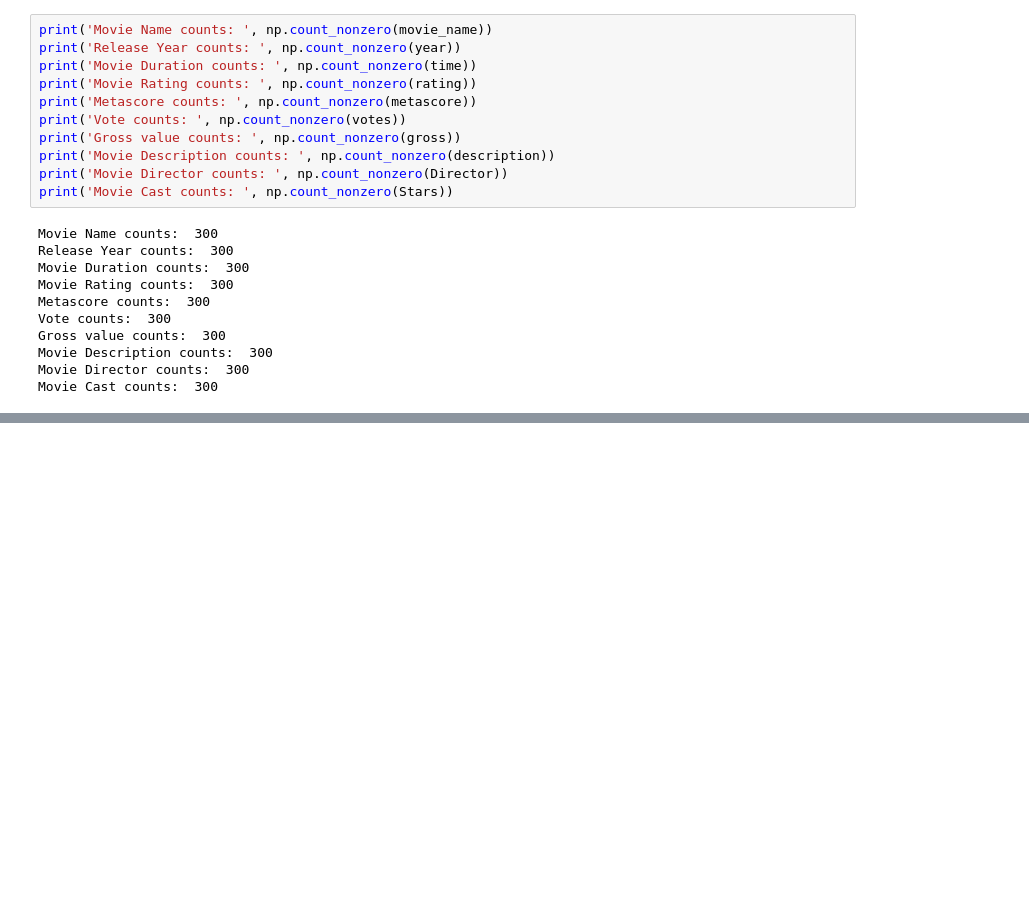
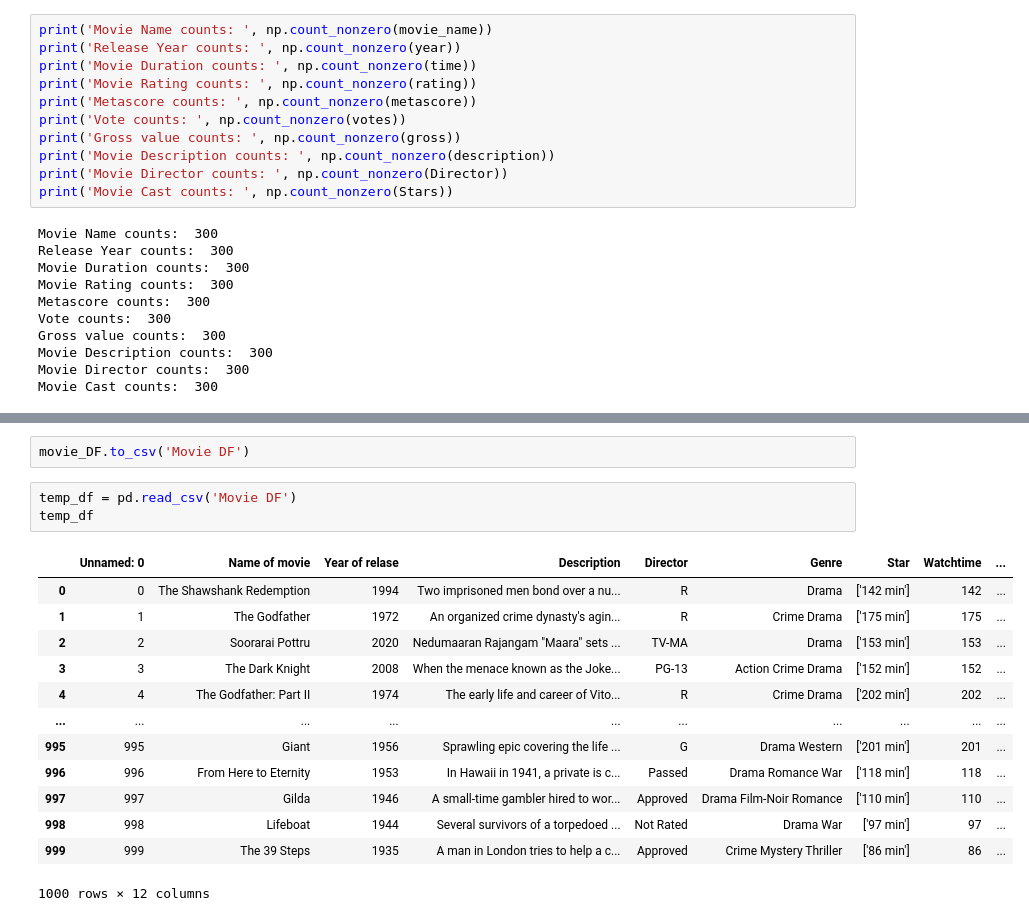
Before and after one commit to Aytijha/Caramel_Popcorn, a Jupyter notebook: Scraping_Data_From_IMDB.ipynb, the cells around one changed output, grey strips where cells are left out. Saved outputs shown, nothing was run; the diff lists cells and outputs as text; blank space fills up the shorter version.

Commit message:
dataframe created from scraped data

```diff
--- a/Scraping_Data_From_IMDB.ipynb
+++ b/Scraping_Data_From_IMDB.ipynb
@@ -768,0 +810,19 @@ movie_DF
+# %%
+movie_DF.to_csv('Movie DF')
+# %%
+temp_df = pd.read_csv('Movie DF')
+temp_df
+# %% [output]
+|  | Unnamed: 0 | Name of movie | Year of relase | Description | Director | Genre | Star | Watchtime | ... |
+| 0 | 0 | The Shawshank Redemption | 1994 | Two imprisoned men bond over a nu... | R | Drama | ['142 min'] | 142 | ... |
+| 1 | 1 | The Godfather | 1972 | An organized crime dynasty's agin... | R | Crime Drama | ['175 min'] | 175 | ... |
+| 2 | 2 | Soorarai Pottru | 2020 | Nedumaaran Rajangam "Maara" sets ... | TV-MA | Drama | ['153 min'] | 153 | ... |
+| 3 | 3 | The Dark Knight | 2008 | When the menace known as the Joke... | PG-13 | Action Crime Drama | ['152 min'] | 152 | ... |
+| 4 | 4 | The Godfather: Part II | 1974 | The early life and career of Vito... | R | Crime Drama | ['202 min'] | 202 | ... |
+| ... | ... | ... | ... | ... | ... | ... | ... | ... | ... |
+| 995 | 995 | Giant | 1956 | Sprawling epic covering the life ... | G | Drama Western | ['201 min'] | 201 | ... |
+| 996 | 996 | From Here to Eternity | 1953 | In Hawaii in 1941, a private is c... | Passed | Drama Romance War | ['118 min'] | 118 | ... |
+| 997 | 997 | Gilda | 1946 | A small-time gambler hired to wor... | Approved | Drama Film-Noir Romance | ['110 min'] | 110 | ... |
+| 998 | 998 | Lifeboat | 1944 | Several survivors of a torpedoed ... | Not Rated | Drama War | ['97 min'] | 97 | ... |
+| 999 | 999 | The 39 Steps | 1935 | A man in London tries to help a c... | Approved | Crime Mystery Thriller | ['86 min'] | 86 | ... |
+1000 rows × 12 columns
```
Also changed, not shown: parts of 13 cells of this notebook.
